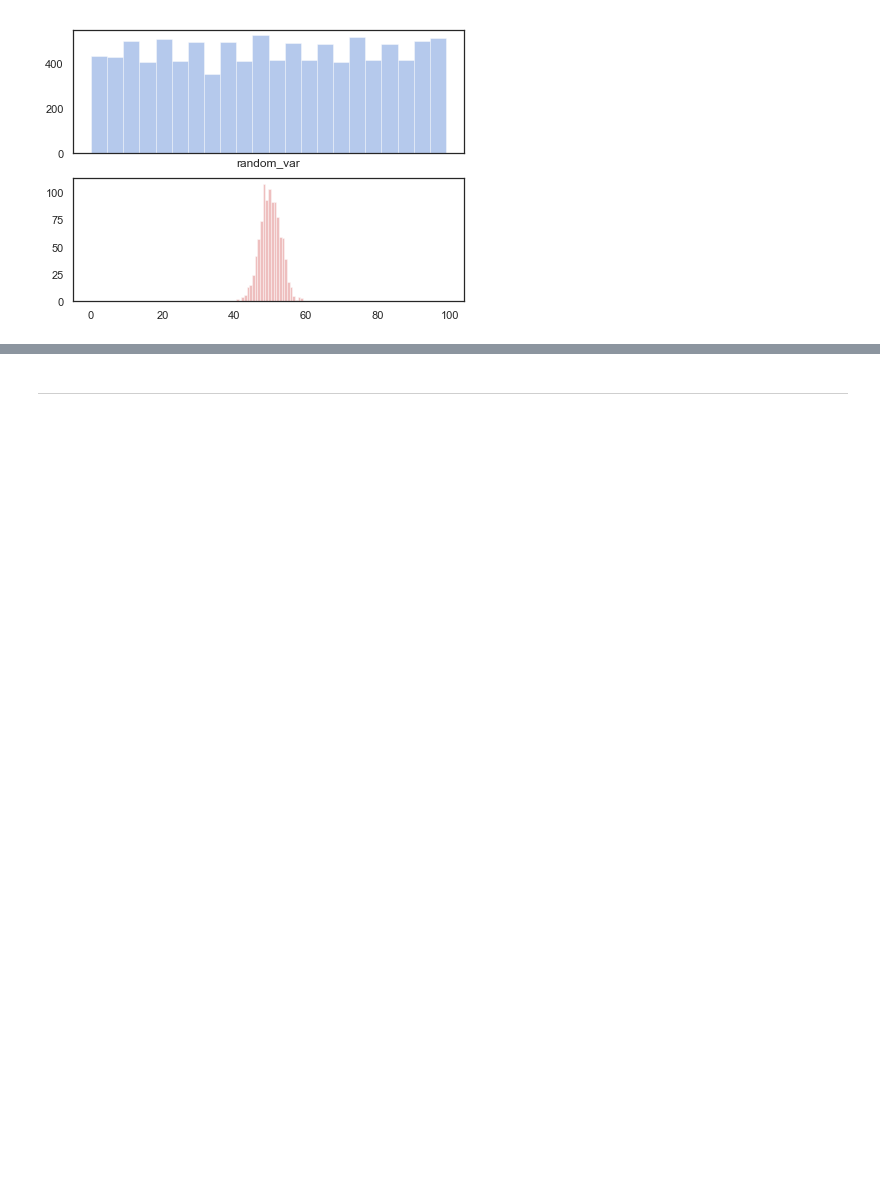
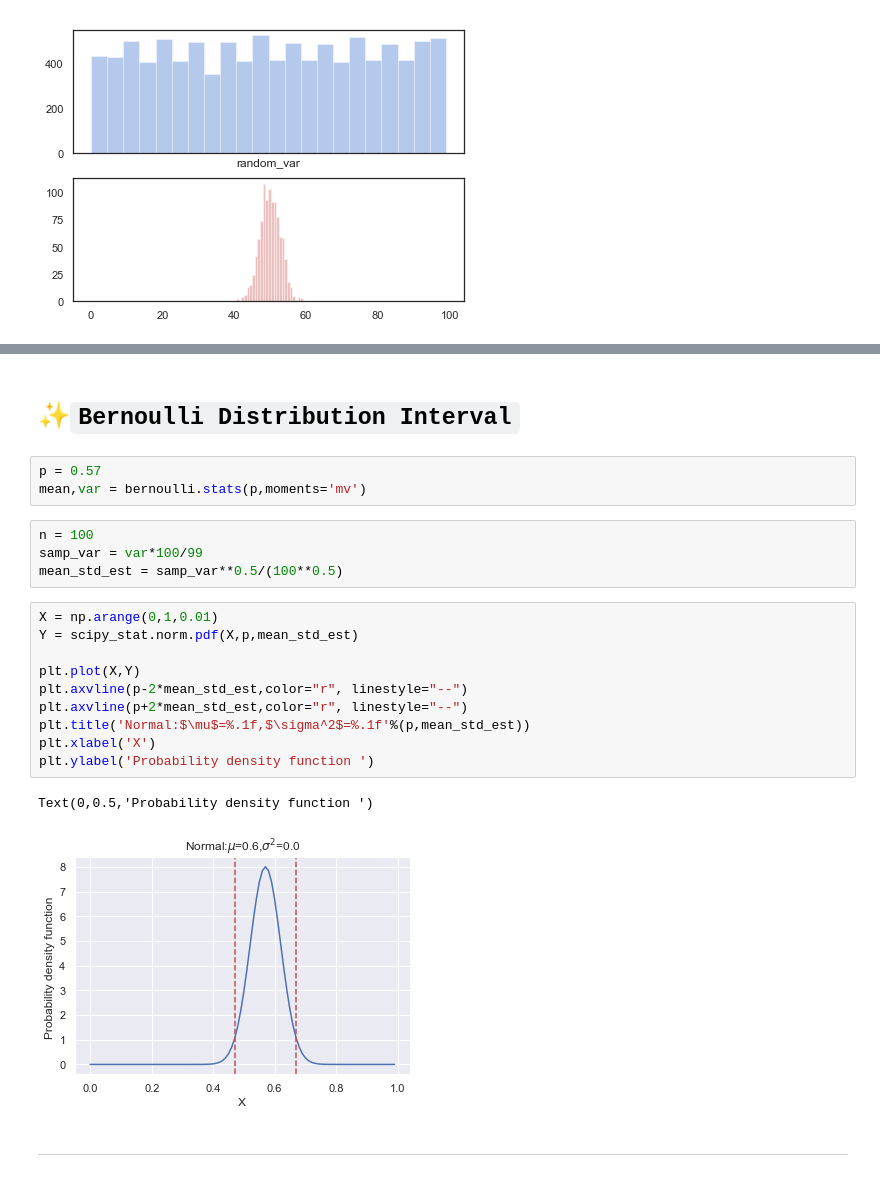
Before and after one commit to Randallzoeng/StatisticsInference, a Jupyter notebook: 🔰PracticeOnStat.ipynb, the cells around one changed output, grey strips where cells are left out. Saved outputs shown, nothing was run; the diff lists cells and outputs as text; blank space fills up the shorter version.

```diff
--- a/🔰PracticeOnStat.ipynb
+++ b/🔰PracticeOnStat.ipynb
@@ -460,3 +528,25 @@ sns.distplot(sample_mean, kde=False, color="r", ax=ax2)
+# %% [markdown]
+# ✨`Bernoulli Distribution Interval`
+# %%
+p = 0.57
+mean,var = bernoulli.stats(p,moments='mv')
+# %%
+n = 100
+samp_var = var*100/99
+mean_std_est = samp_var**0.5/(100**0.5)
+# %%
+X = np.arange(0,1,0.01)
+Y = scipy_stat.norm.pdf(X,p,mean_std_est)
+
+plt.plot(X,Y)
+plt.axvline(p-2*mean_std_est,color="r", linestyle="--")
+plt.axvline(p+2*mean_std_est,color="r", linestyle="--")
+plt.title('Normal:$\mu$=%.1f,$\sigma^2$=%.1f'%(p,mean_std_est))
+plt.xlabel('X')
+plt.ylabel('Probability density function ')
+# %% [output]
+Text(0,0.5,'Probability density function ')
+[figure, added]
 # %% [markdown]
 ---
 # %% [markdown]
```
Also changed, not shown: parts of 12 cells of this notebook.
